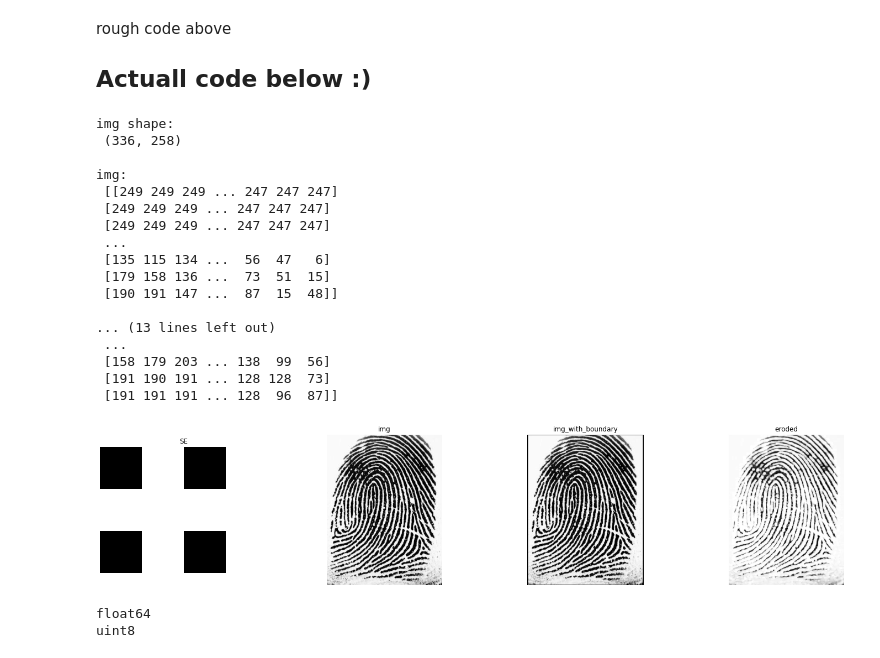
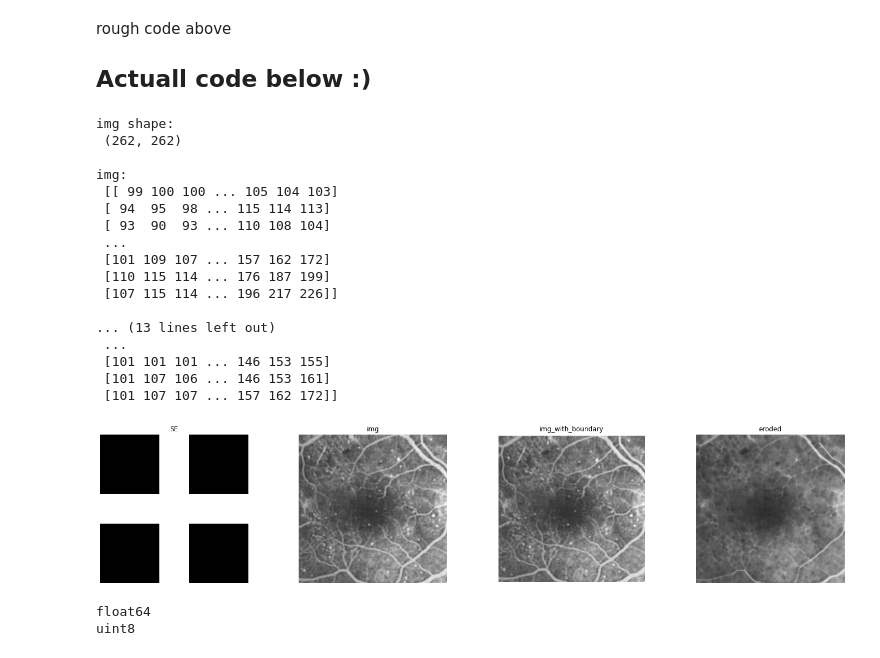
Before and after one commit to digggy/CA-CS-802_Image-Processing, a Jupyter notebook: assignment-1/ip_assignment1.ipynb, the cells around one changed output. Cells and saved outputs as stored; diff of their text form; code cells hidden in the pictures.

Commit message:
Program can take images as input

```diff
--- a/assignment-1/ip_assignment1.ipynb
+++ b/assignment-1/ip_assignment1.ipynb
@@ -122,19 +122,24 @@ def erosion():
 
 
 ##########################################################################
-    img = io.imread('fingerprint.png', as_gray=True)
-    img = 255 * img
-    img = img.astype(np.uint8)
+    img = io.imread('f3.png', as_gray=True)
+    vmax = np.max(img)
+
+#     img =img*255
+#     img = img.astype(np.uint8)
 
     SE = np.array([
-        [0,1,0,1],
-        [1,1,1,1],
-        [0,1,0,1]
+        [0,0,1,0,0],
+        [0,0,1,0,0],
+        [1,1,1,1,1],
+        [0,0,1,0,0],
+        [0,0,1,0,0],
     ])
-    vmax = np.max(img)
+#     SE = np.ones((4,4))
+#     vmax = np.max(img)
     vmin = np.min(img)
 
-    operation ='d'
+    operation ='e'
 
     padding_value = None
     operation_dilation = None
@@ -214,44 +219,44 @@ def erosion():
     ax.set_yticks(np.arange(-.5, 10, 1), minor=True)
     ax.grid(which='minor', color='b', linestyle='-', linewidth=1)
 
     plt.imshow(img_with_boundary, cmap='gray', vmin=0,vmax=vmax)
     plt.title('img_with_boundary')
     plt.axis('off') if turn_off_axes else None
 
     # Plot the exepected output
     plt.subplot(1,4,4)
     ax = plt.gca();
     ax.set_xticks(np.arange(-.5, 10, 1), minor=True)
     ax.set_yticks(np.arange(-.5, 10, 1), minor=True)
     ax.grid(which='minor', color='b', linestyle='-', linewidth=1)
 
     plt.imshow(img_erosion, cmap='gray',vmin=0,vmax=vmax)
     plt.title('eroded')
     plt.axis('off') if turn_off_axes else None
     plt.show()
 
 
 # if __name__ == "__main__":
 erosion()
 # %% [output]
 img shape:
- (336, 258)
+ (262, 262)
 
 img:
- [[249 249 249 ... 247 247 247]
- [249 249 249 ... 247 247 247]
- [249 249 249 ... 247 247 247]
+ [[ 99 100 100 ... 105 104 103]
+ [ 94  95  98 ... 115 114 113]
+ [ 93  90  93 ... 110 108 104]
  ...
- [135 115 134 ...  56  47   6]
- [179 158 136 ...  73  51  15]
- [190 191 147 ...  87  15  48]]
+ [101 109 107 ... 157 162 172]
+ [110 115 114 ... 176 187 199]
+ [107 115 114 ... 196 217 226]]
 
 ... (13 lines left out)
  ...
- [158 179 203 ... 138  99  56]
- [191 190 191 ... 128 128  73]
- [191 191 191 ... 128  96  87]]
+ [101 101 101 ... 146 153 155]
+ [101 107 106 ... 146 153 161]
+ [101 107 107 ... 157 162 172]]
-[figure, old version]
+[figure, new version]
 # %%
 img = io.imread('fingerprint.png', as_gray=True)
 print(img.dtype)
```
Also changed, not shown: 4 other files.
